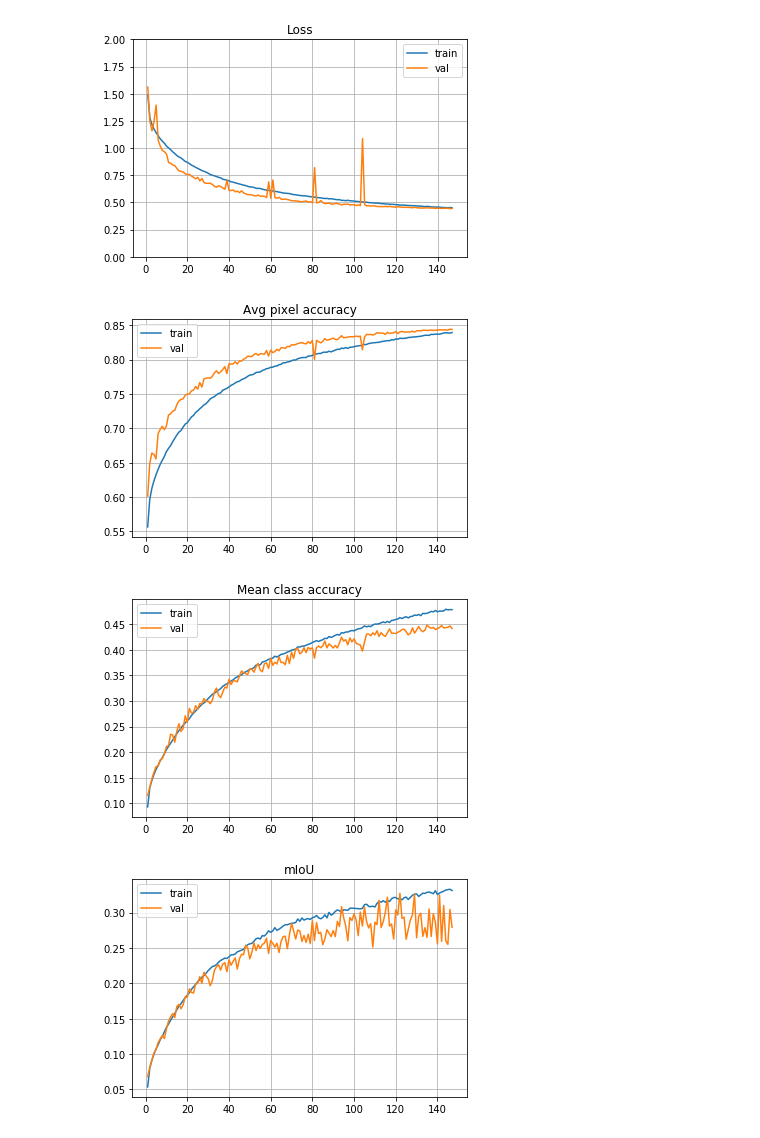
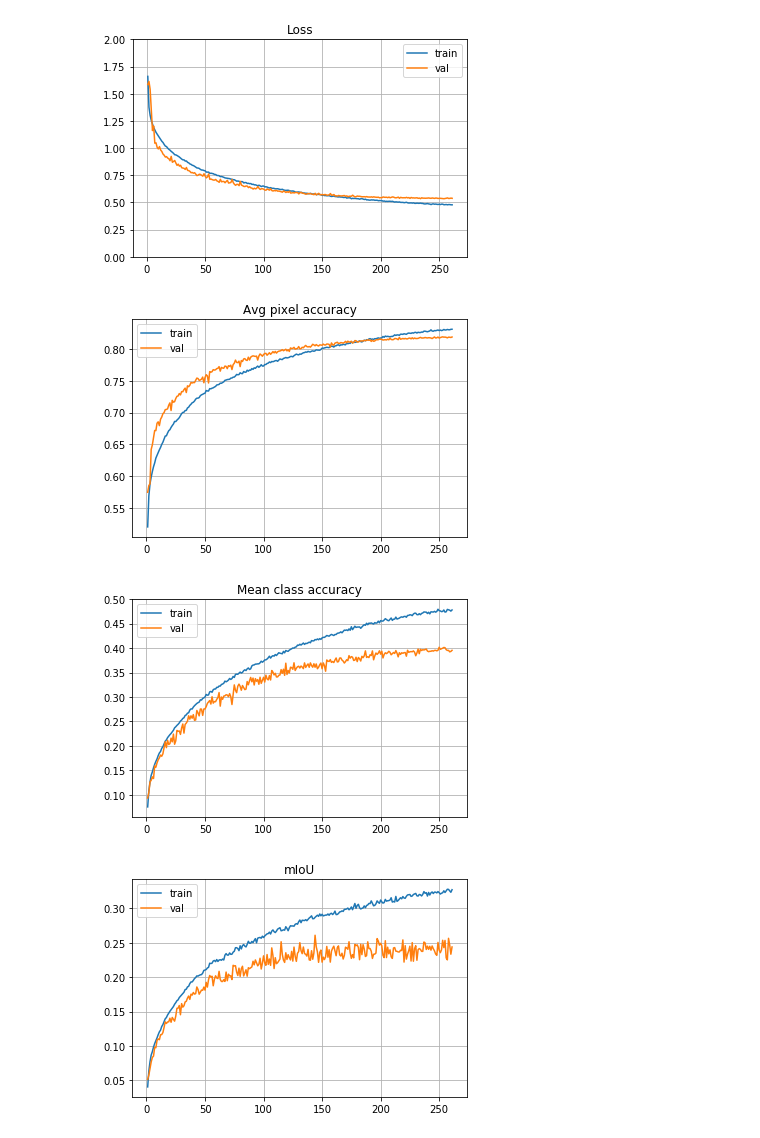
Before and after one commit to wenliangdai/msc-project, a Jupyter notebook: visualisation.ipynb, the cells around one changed output. Cells and saved outputs as stored; diff of their text form; code cells hidden in the pictures.

```diff
--- a/visualisation.ipynb
+++ b/visualisation.ipynb
@@ -149,10 +149,10 @@ def draw_im(folder, im_list):
         plt.title(im)
         plt.imshow(image)
 # %%
-draw('results_lip', loss_range=[0,2])
+draw('results_sunet64_lip', loss_range=[0,2])
 # %% [output]
-[figure, old version]
+[figure, new version]
-[figure, old version]
+[figure, new version]
-[figure, old version]
+[figure, new version]
-[figure, old version]
+[figure, new version]
 # %%
```
Also changed, not shown: parts of 7 cells of this notebook, 3 other files.
